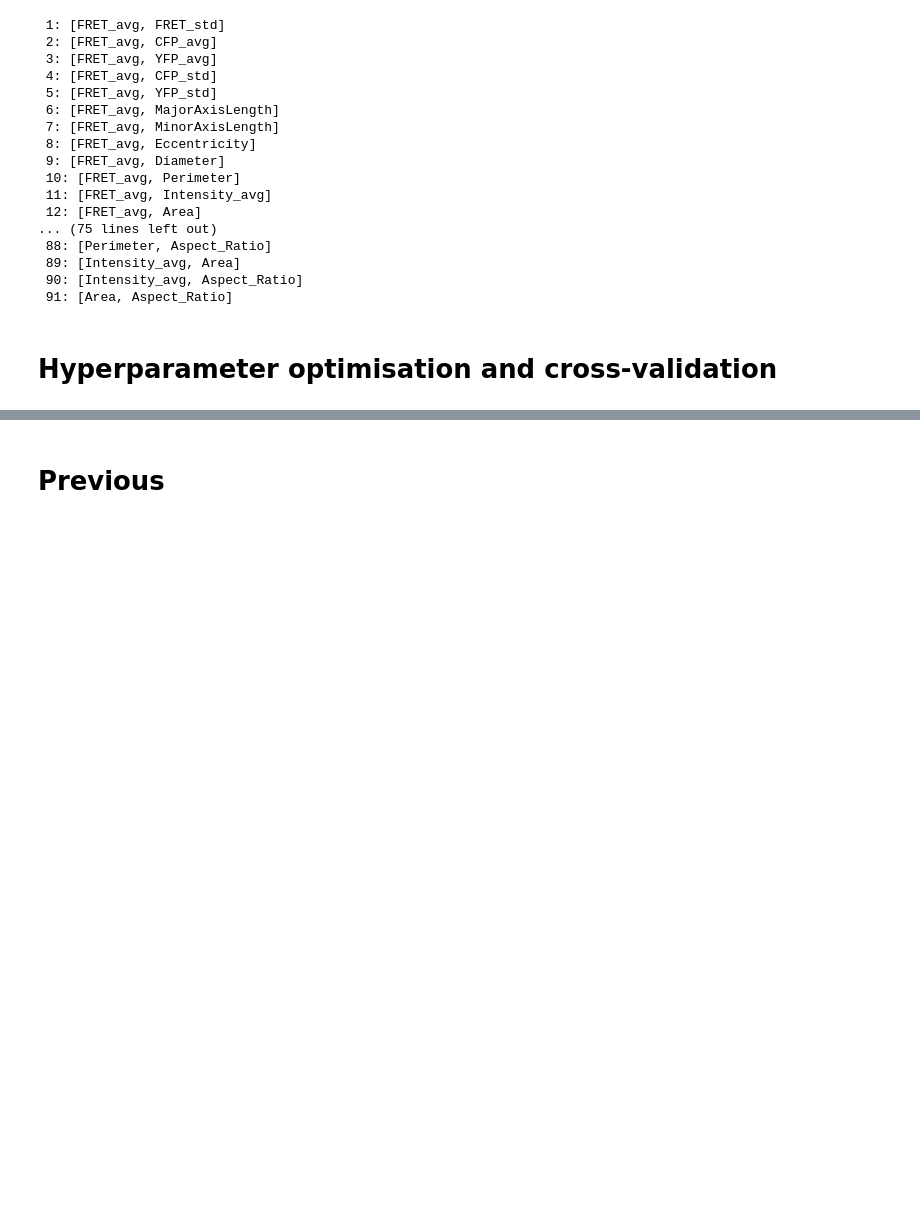
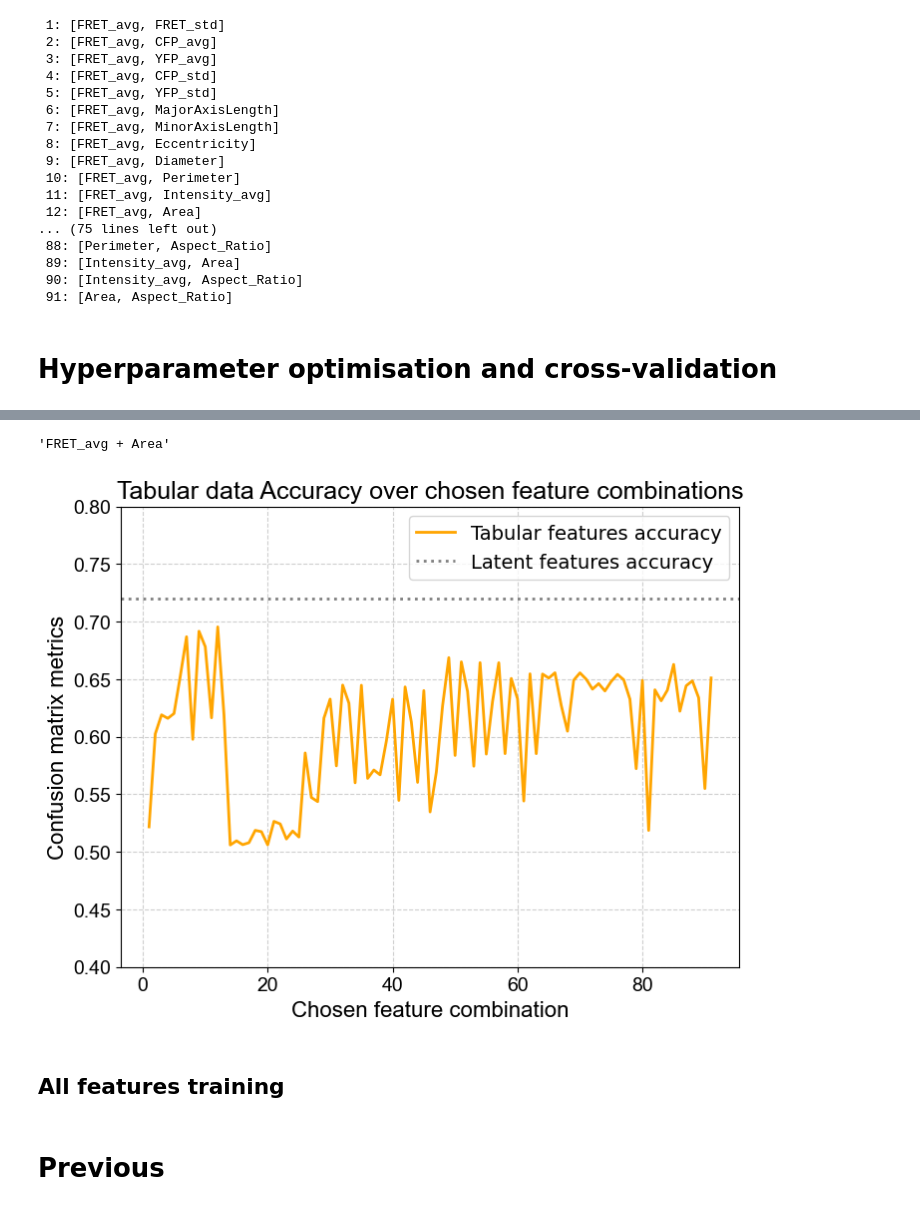
Before and after one commit to ComputationalMicroscopy4CellBio/AI4CellFate, a Jupyter notebook: notebooks/manuscript/sup_fig3_hand_picked_features_study.ipynb, the cells around one changed output, grey strips where cells are left out. Cells and saved outputs as stored; diff of their text form; code cells hidden in the pictures; blank space fills up the shorter version.

Commit message:
getting tabular feature figure results

```diff
--- a/notebooks/manuscript/sup_fig3_hand_picked_features_study.ipynb
+++ b/notebooks/manuscript/sup_fig3_hand_picked_features_study.ipynb
@@ -177,0 +139,4 @@ with open('hyperparameter_optimization_results.pkl', 'wb') as f:
+# %%
+feature_pair_confusion_matrices = np.load("/Users/inescunha/Documents/GitHub/AI4CellFate/notebooks/manuscript/feature_pair_confusion_matrices.npy")
+feature_pair_names = np.load("/Users/inescunha/Documents/GitHub/AI4CellFate/notebooks/manuscript/feature_pair_names.npy")
+feature_pair_cv_accuracy = np.load("/Users/inescunha/Documents/GitHub/AI4CellFate/notebooks/manuscript/feature_pair_cv_accuracies.npy")
@@ -178,3 +165,46 @@ with open('hyperparameter_optimization_results.pkl', 'wb') as f:
+# %%
+feature_pair_names[np.argmax(feature_pair_cv_accuracy)]
+# %% [output]
+'FRET_avg + Area'
+# %%
+feature_pairs = np.arange(1, 92)
+
+# Plot
+plt.figure(figsize=(8, 6))
+
+# Precision (orange)
+#plt.plot(feature_pairs, precision_tabular, color='orange', linewidth=2, label='Precision')
+
+# Accuracy (purple)
+plt.plot(feature_pairs, feature_pair_cv_accuracy, color='orange', linewidth=2, label='Tabular features accuracy')
+
+# Add horizontal dotted line for AICellFate model precision
+#plt.axhline(y=0.745, color='orange', linestyle='dotted', linewidth=2, label='AICellFate model precision')
+plt.axhline(y=0.72, color='gray', linestyle='dotted', linewidth=2, label='Latent features accuracy') ### this is the mean precision value from AICellFate on the first frame
+
+# # False Positives (green)
+# plt.plot(feature_pairs, false_positives_tabular, color='green', linewidth=2, label='False Positives')
+
+# # False Negatives (blue)
+# plt.plot(feature_pairs, false_negatives_tabular, color='blue', linewidth=2, label='False Negatives')
+
+# Formatting
+plt.xlabel("Chosen feature combination", fontsize=16, fontname="Arial")
+plt.ylabel("Confusion matrix metrics", fontsize=16, fontname="Arial")
+plt.title("Tabular data Accuracy over chosen feature combinations", fontsize=18, fontname="Arial")
+plt.xticks(fontsize=14, fontname="Arial")
+plt.yticks(fontsize=14, fontname="Arial")
+plt.ylim(0.4, 0.8)  # Set y-axis range
+#plt.title("Tabular data with MLP")
+plt.grid(True, linestyle="--", alpha=0.6)
+plt.legend(fontsize=14)
+# Save the figure with high quality
+#plt.savefig("accuracy_all_tab_feat_combination.eps", dpi=300, bbox_inches="tight")
+plt.show()
+# %% [output]
+[figure, added]
+# %% [markdown]
+## All features training
 # %% [markdown]
 # Previous
 # %%
```
Also changed, not shown: parts of 5 cells of this notebook.
